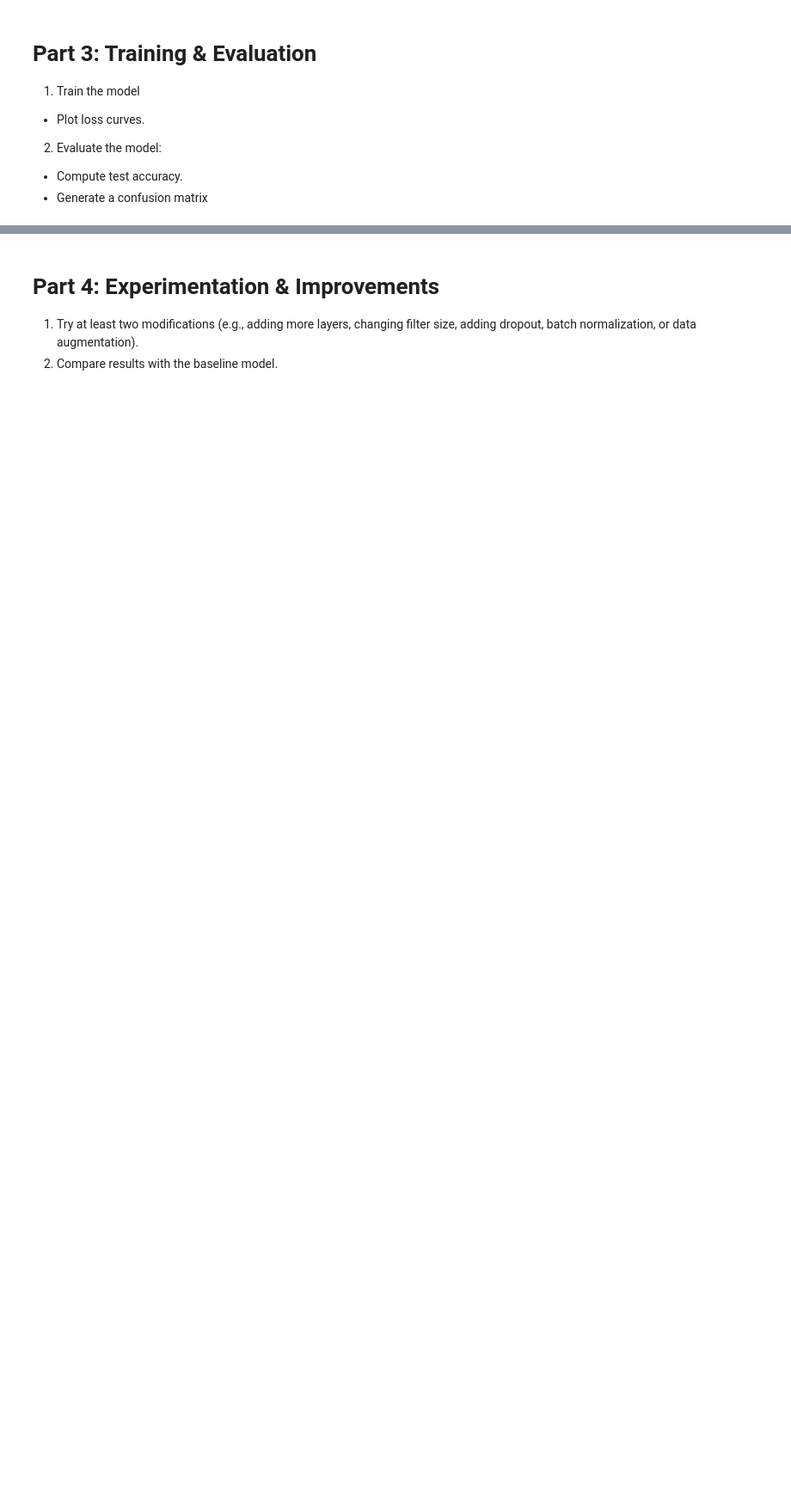
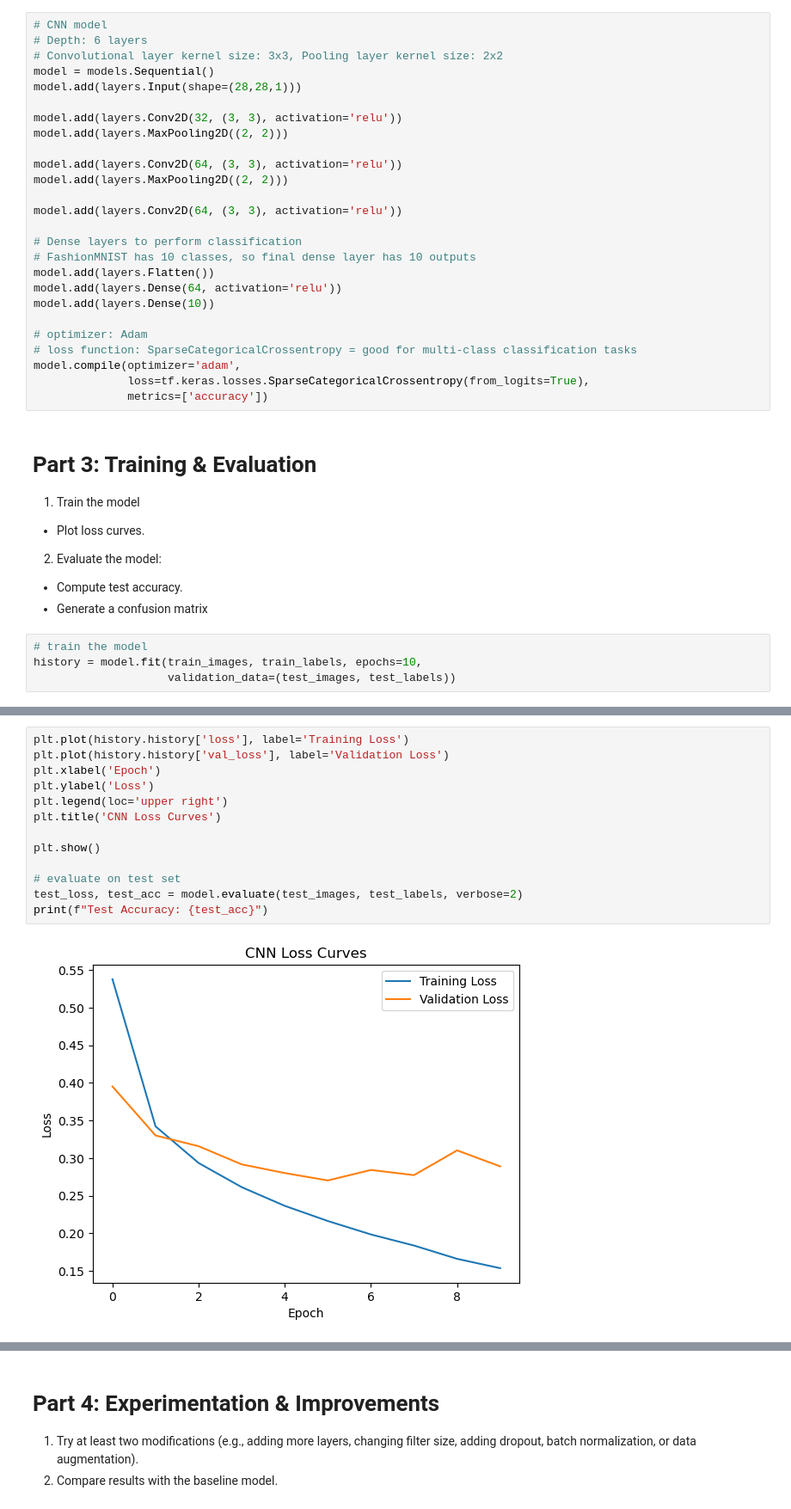
Before and after one commit to carolwong492/ICS-635-Assignment-4, a Jupyter notebook: Assignment 4.ipynb, the cells around one changed output, grey strips where cells are left out. Shown: that part at 86% size. Cells and saved outputs as stored; diff of their text form; blank space fills up the shorter version.

```diff
--- a/Assignment 4.ipynb
+++ b/Assignment 4.ipynb
@@ -16,6 +43,32 @@ tensorflow.keras.datasets (for TensorFlow).
 # Part 2: Building the CNN Model
 1. You can try different CNN architectures (depth, kernel size) yourself
 2. Pick appropriate loss function and optimizer
+# %%
+# CNN model
+# Depth: 6 layers
+# Convolutional layer kernel size: 3x3, Pooling layer kernel size: 2x2
+model = models.Sequential()
+model.add(layers.Input(shape=(28,28,1)))
+
+model.add(layers.Conv2D(32, (3, 3), activation='relu'))
+model.add(layers.MaxPooling2D((2, 2)))
+
+model.add(layers.Conv2D(64, (3, 3), activation='relu'))
+model.add(layers.MaxPooling2D((2, 2)))
+
+model.add(layers.Conv2D(64, (3, 3), activation='relu'))
+
+# Dense layers to perform classification
+# FashionMNIST has 10 classes, so final dense layer has 10 outputs
+model.add(layers.Flatten())
+model.add(layers.Dense(64, activation='relu'))
+model.add(layers.Dense(10))
+
+# optimizer: Adam
+# loss function: SparseCategoricalCrossentropy = good for multi-class classification tasks
+model.compile(optimizer='adam',
+              loss=tf.keras.losses.SparseCategoricalCrossentropy(from_logits=True),
+              metrics=['accuracy'])
 # %% [markdown]
 # Part 3: Training & Evaluation
 1. Train the model
@@ -23,3 +76,7 @@ tensorflow.keras.datasets (for TensorFlow).
 2. Evaluate the model:
  - Compute test accuracy.
  - Generate a confusion matrix
+# %%
+# train the model
+history = model.fit(train_images, train_labels, epochs=10,
+                    validation_data=(test_images, test_labels))
@@ -25,0 +104,15 @@ tensorflow.keras.datasets (for TensorFlow).
+# %%
+plt.plot(history.history['loss'], label='Training Loss')
+plt.plot(history.history['val_loss'], label='Validation Loss')
+plt.xlabel('Epoch')
+plt.ylabel('Loss')
+plt.legend(loc='upper right')
+plt.title('CNN Loss Curves')
+
+plt.show()
+
+# evaluate on test set
+test_loss, test_acc = model.evaluate(test_images, test_labels, verbose=2)
+print(f"Test Accuracy: {test_acc}")
+# %% [output]
+[figure, added]
```
Also changed, not shown: parts of 12 cells of this notebook.
